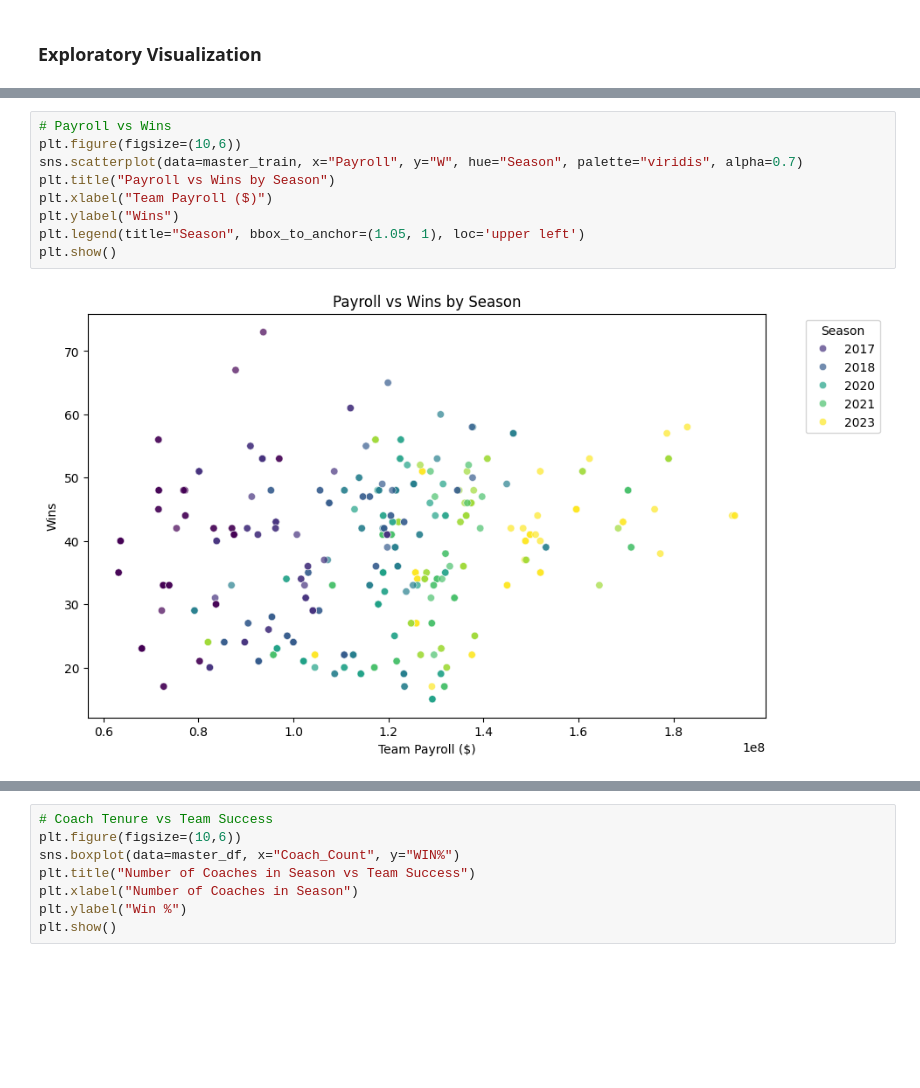
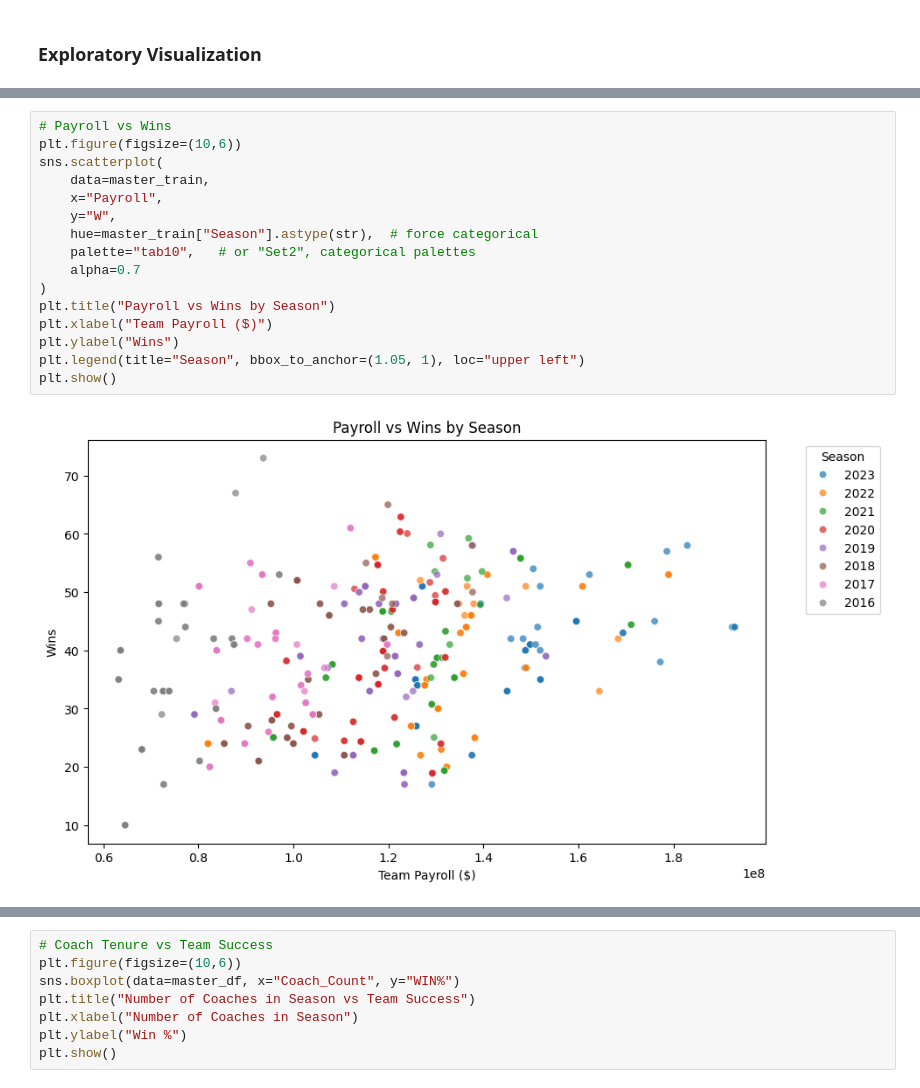
Before and after one commit to trustanprice/basketball-predictions, a Jupyter notebook: notebooks/02_exploration.ipynb, the cells around one changed output, grey strips where cells are left out. Saved outputs shown, nothing was run; the diff lists cells and outputs as text; blank space fills up the shorter version.

```diff
--- a/notebooks/02_exploration.ipynb
+++ b/notebooks/02_exploration.ipynb
@@ -270,14 +304,21 @@ plt.show()
 # %%
 # Payroll vs Wins
 plt.figure(figsize=(10,6))
-sns.scatterplot(data=master_train, x="Payroll", y="W", hue="Season", palette="viridis", alpha=0.7)
+sns.scatterplot(
+    data=master_train,
+    x="Payroll",
+    y="W",
+    hue=master_train["Season"].astype(str),  # force categorical
+    palette="tab10",   # or "Set2", categorical palettes
+    alpha=0.7
+)
 plt.title("Payroll vs Wins by Season")
 plt.xlabel("Team Payroll ($)")
 plt.ylabel("Wins")
-plt.legend(title="Season", bbox_to_anchor=(1.05, 1), loc='upper left')
+plt.legend(title="Season", bbox_to_anchor=(1.05, 1), loc="upper left")
 plt.show()
 # %% [output]
-[figure, old version]
+[figure, new version]
 # %%
 # Strength of Schedule vs Win%
 plt.figure(figsize=(10,6))
```
Also changed, not shown: parts of 15 cells of this notebook.
